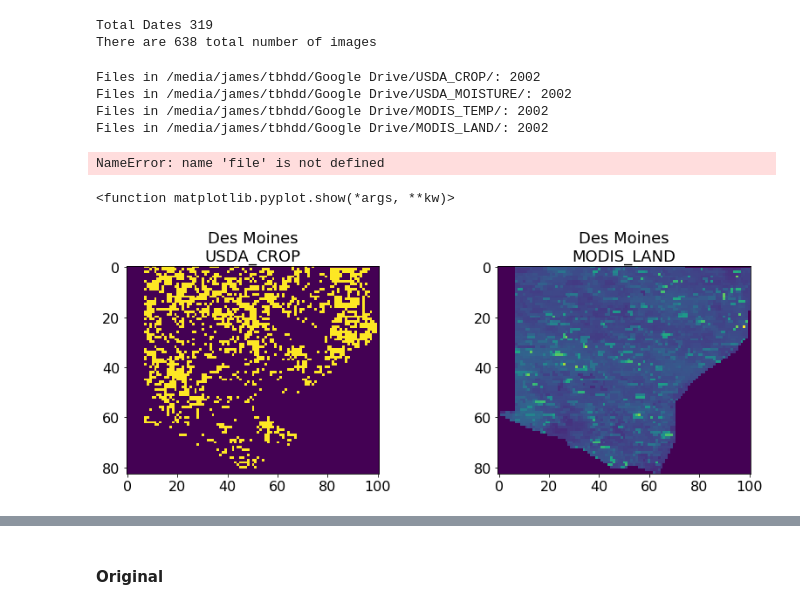
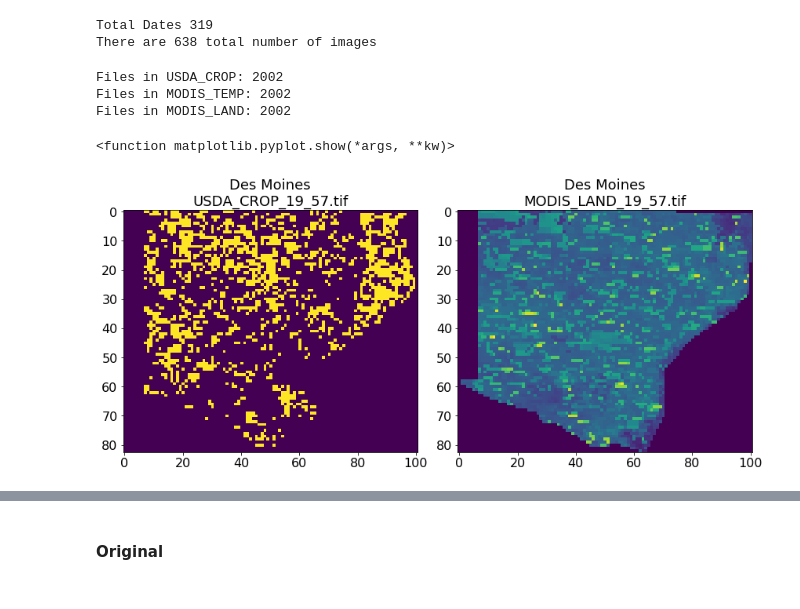
Before and after one commit to james-lederman/cornacle, a Jupyter notebook: preprocessing-earth-engine-sat-data.ipynb, the cells around one changed output, grey strips where cells are left out. Cells and saved outputs as stored; diff of their text form; code cells hidden in the pictures.

```diff
--- a/preprocessing-earth-engine-sat-data.ipynb
+++ b/preprocessing-earth-engine-sat-data.ipynb
@@ -278,21 +240,3 @@ There are 638 total number of images
 #         break
 #     if (i%500 == 0) or (i == len(locations)-1):
 #         print(i)
-# %%
-data_path = '/media/james/tbhdd/Google Drive/'
-#data_path = '/home/james/ledermau@gmail.com/EarthEngine/'
-
-USDA_CROP_path = data_path + 'USDA_CROP/'
-USDA_MOISTURE_path = data_path + 'USDA_MOISTURE/'
-MODIS_TEMP_path = data_path + 'MODIS_TEMP/'
-MODIS_LAND_path = data_path + 'MODIS_LAND/'
-
-folder_list = [USDA_CROP_path, USDA_MOISTURE_path, MODIS_TEMP_path, MODIS_LAND_path]
-
-for folder in folder_list:
-    print("Files in {}: {}".format(folder, len(listdir(folder))))
-# %% [output]
-Files in /media/james/tbhdd/Google Drive/USDA_CROP/: 2002
-Files in /media/james/tbhdd/Google Drive/USDA_MOISTURE/: 2002
-Files in /media/james/tbhdd/Google Drive/MODIS_TEMP/: 2002
-Files in /media/james/tbhdd/Google Drive/MODIS_LAND/: 2002
@@ -304,21 +243,33 @@ path = ['USDA_CROP/USDA_CROP_', 'MODIS_LAND/MODIS_LAND_']
-# %%
-test = imread(USDA_CROP_path + listdir(USDA_CROP_path)[0])
-file
-# %% [output]
-NameError: name 'file' is not defined
+# %%
+for folder in folders:
+    print("Files in {}: {}".format(
+                folder,
+                len(listdir(os.path.join(data_path, folder))))
+         )
+# %% [output]
+Files in USDA_CROP: 2002
+Files in MODIS_TEMP: 2002
+Files in MODIS_LAND: 2002
 # %%
+test_folders = ['USDA_CROP', 'MODIS_LAND']
+test_county = '19_57' #des moines
+test_fnames = [os.path.join(data_path, folder,
+               '_'.join([folder, test_county]) + '.tif'
+                           )
+               for folder in test_folders]
+
 plt.rcParams['figure.figsize'] = [12, 8]
-for i, file in enumerate(path):
-    test = imread(data_path + file + test_county + '.tif')
-    plt.subplot(2,2, i+1)
-    plt.imshow(test[:, :, 0], )
-    plt.title('Des Moines\n' + file.split('/')[1][:-1], fontsize=18)
+for i, fname in enumerate(test_fnames):
+    test = imread(fname)
+    plt.subplot(1,2, i+1)
+    plt.imshow(test[:, :, 6], )
+    plt.title('Des Moines\n' + fname.split('/')[-1], fontsize=18)
     #plt.colorbar()
     plt.xticks(fontsize=16)
     plt.yticks(fontsize=16)
 plt.savefig('Example Images', dpi=500)
 plt.tight_layout(1.04)
 plt.show
 # %% [output]
 <function matplotlib.pyplot.show(*args, **kw)>
-[figure, old version]
+[figure, new version]
```
Also changed, not shown: parts of 40 cells of this notebook, 1 other file.
